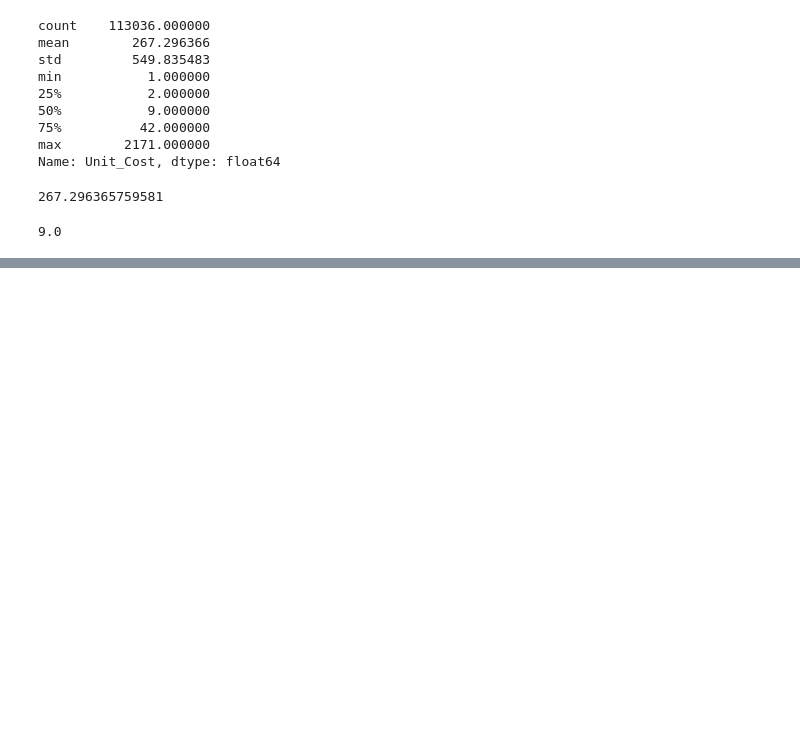
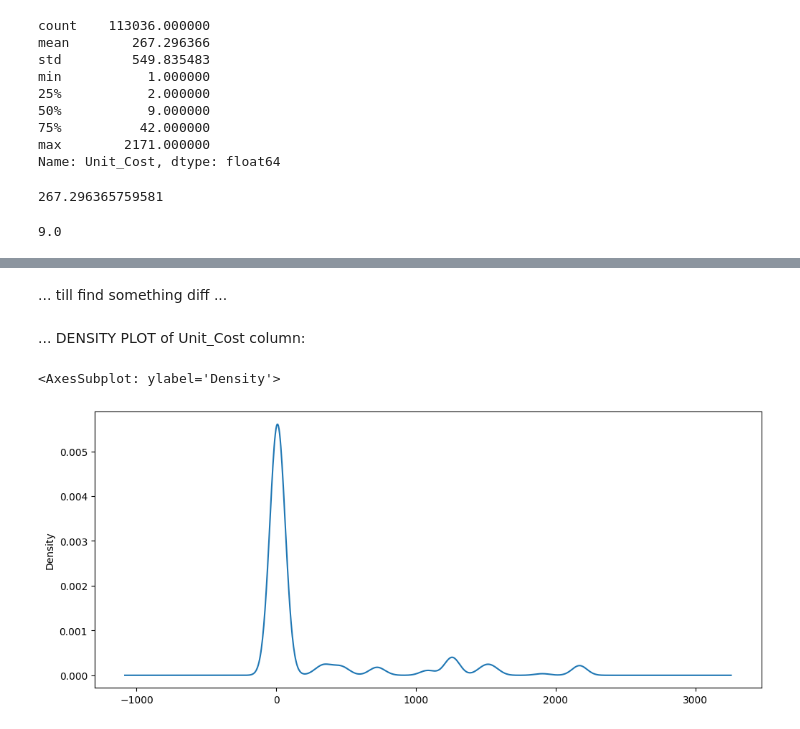
Before and after one commit to jmonti-gh/DataAnalysis_Py, a Jupyter notebook: da00_03/example_a.ipynb, the cells around one changed output, grey strips where cells are left out. Cells and saved outputs as stored; diff of their text form; code cells hidden in the pictures; blank space fills up the shorter version.

```diff
--- a/da00_03/example_a.ipynb
+++ b/da00_03/example_a.ipynb
@@ -97,0 +98,11 @@ sales['Unit_Cost'].plot(kind='box', vert=False, figsize=(14,4))
+# %% [markdown]
+...
+till find something diff
+...
+# %% [markdown]
+... DENSITY PLOT of Unit_Cost column:
+# %%
+sales['Unit_Cost'].plot(kind='density', figsize=(12,5))     # kde
+# %% [output]
+<AxesSubplot: ylabel='Density'>
+[figure, added]
```
Also changed, not shown: parts of 4 cells of this notebook, 1 other file.
